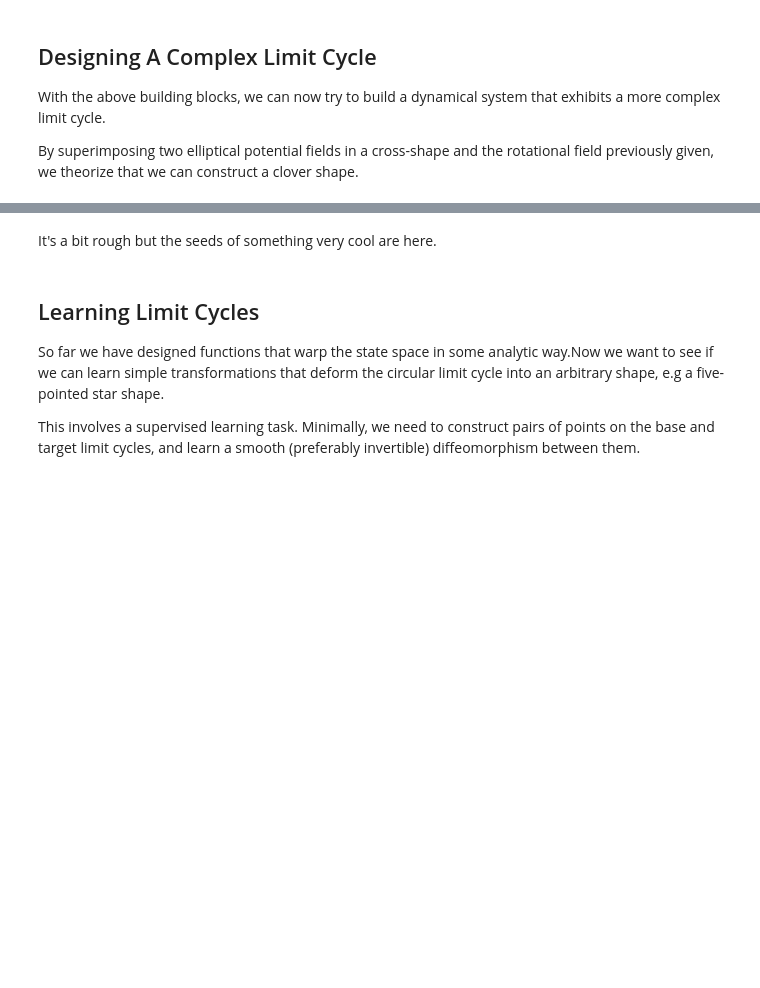
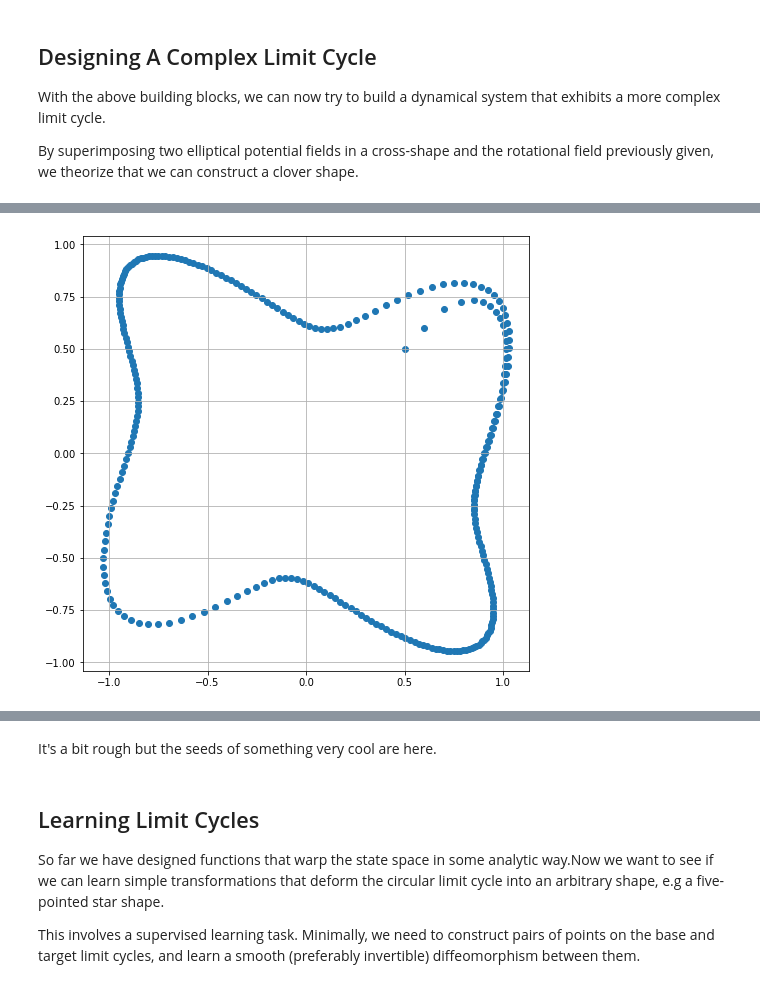
Before and after one commit to dtch1997/learning_limit_cycles, a Jupyter notebook: smooth_cpg.ipynb, the cells around one changed output, grey strips where cells are left out. Drawn from its saved outputs; the diff is of its cells as text; code cells hidden in the pictures; blank space fills up the shorter version.

```diff
--- a/smooth_cpg.ipynb
+++ b/smooth_cpg.ipynb
@@ -123,0 +141,21 @@ Let's try a wider variety of starting conditions.
+# %%
+class ZeroRotationalField(vector_field.VectorField):
+    def __init__(self):
+        pass
+    def get_gradient(self,x):
+        #theta = np.arctan2(x[0], x[1])
+        #return np.array([-np.cos(theta), np.sin(theta)])
+        return np.array([0, 0])
+# %%
+m2 = ZeroRotationalField()
+d2 = vector_field.LinearCombinationVectorField([s3, m2])
+
+ellipse2 = vector_field.SmoothTransformationVectorField(d2, g)
+clover2 = vector_field.LinearCombinationVectorField([ellipse, ellipse2])
+
+history = utilities.simulate_trajectory(
+    clover2, jnp.array([0.5, 0.5]),
+    step_size = 0.1, num_iters = 300, grad_clip=0.1)
+plot_history(history, figsize=(8,8))
+# %% [output]
+[figure, added]
```
Also changed, not shown: parts of 23 cells of this notebook, 1 other file.
